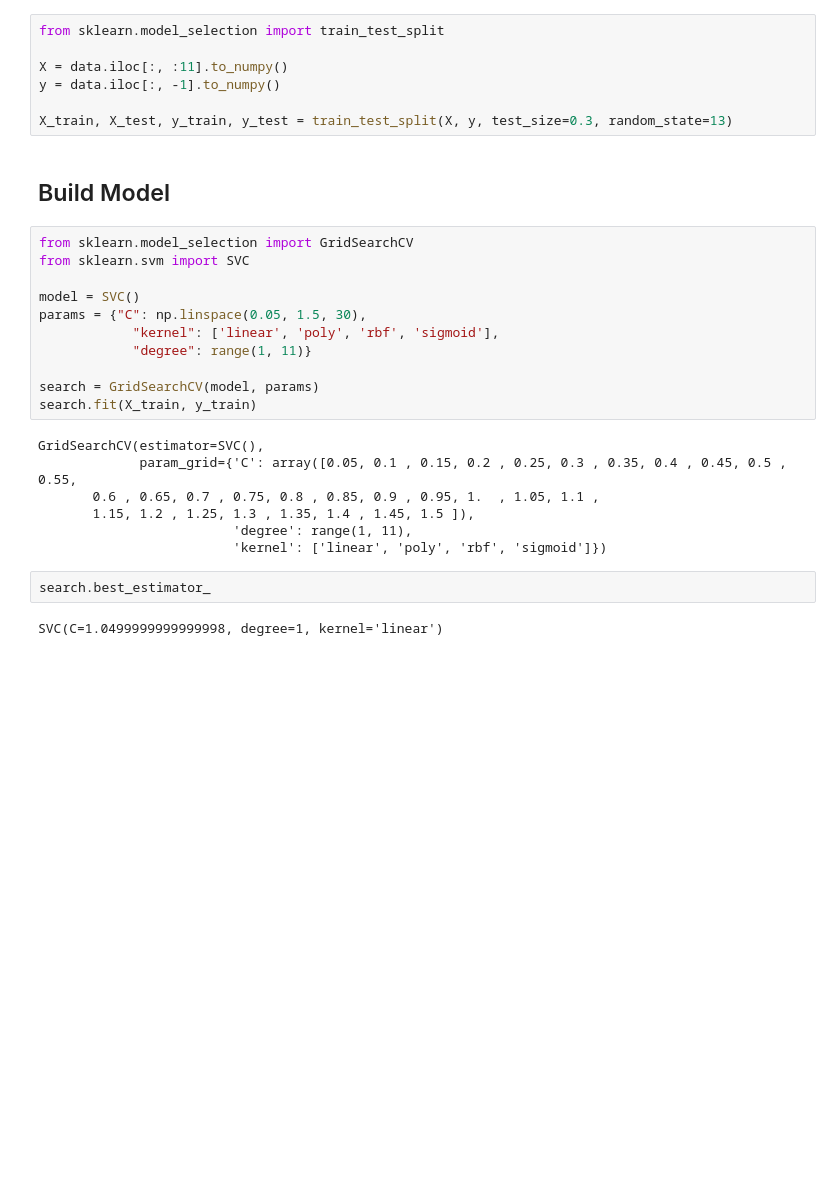
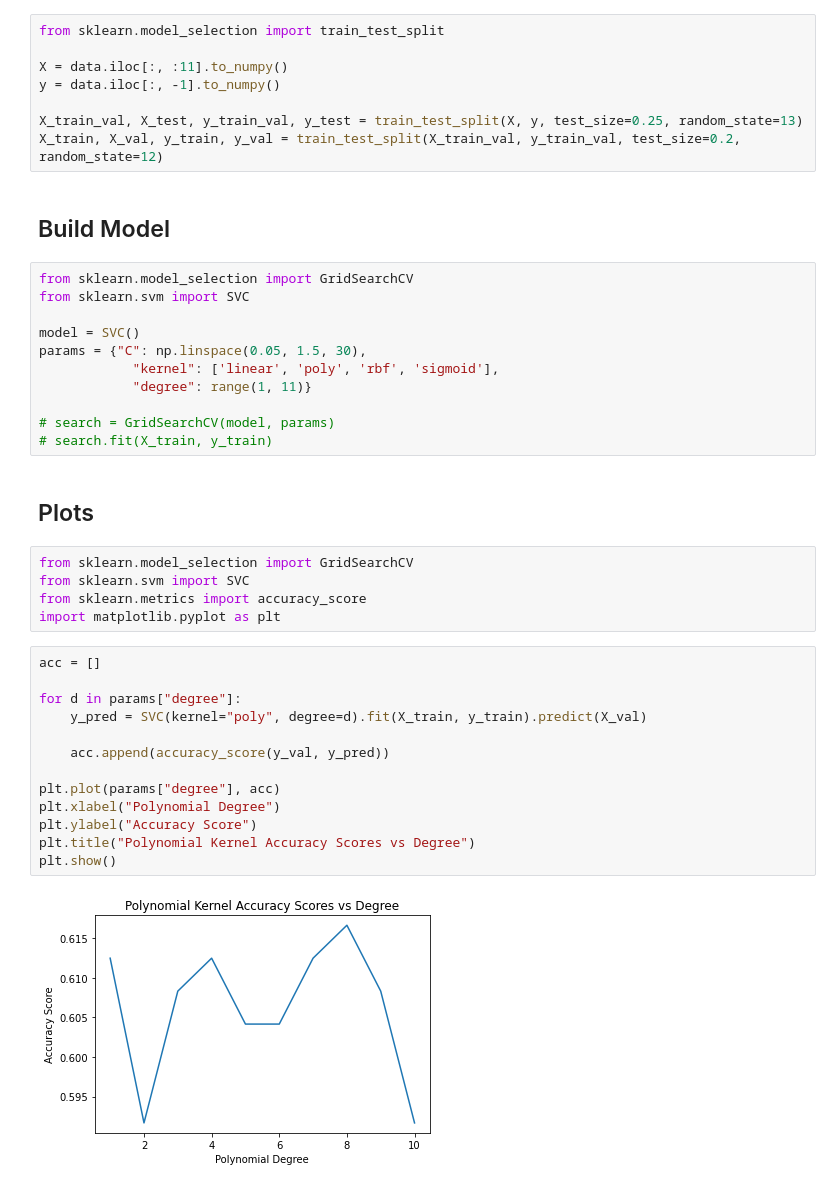
Before and after one commit to arronz99/417project, a Jupyter notebook: svc.ipynb, the cells around one changed output. Drawn from its saved outputs; the diff is of its cells as text; blank space fills up the shorter version.

Commit message:
Updated plots to find best model on validation set

```diff
--- a/svc.ipynb
+++ b/svc.ipynb
@@ -55,7 +55,8 @@ from sklearn.model_selection import train_test_split
 X = data.iloc[:, :11].to_numpy()
 y = data.iloc[:, -1].to_numpy()
 
-X_train, X_test, y_train, y_test = train_test_split(X, y, test_size=0.3, random_state=13)
+X_train_val, X_test, y_train_val, y_test = train_test_split(X, y, test_size=0.25, random_state=13)
+X_train, X_val, y_train, y_val = train_test_split(X_train_val, y_train_val, test_size=0.2, random_state=12)
 # %% [markdown]
 ## Build Model
 # %%
@@ -67,16 +68,27 @@ params = {"C": np.linspace(0.05, 1.5, 30),
             "kernel": ['linear', 'poly', 'rbf', 'sigmoid'],
             "degree": range(1, 11)}
 
-search = GridSearchCV(model, params)
-search.fit(X_train, y_train)
+# search = GridSearchCV(model, params)
+# search.fit(X_train, y_train)
-# %% [output]
-GridSearchCV(estimator=SVC(),
-             param_grid={'C': array([0.05, 0.1 , 0.15, 0.2 , 0.25, 0.3 , 0.35, 0.4 , 0.45, 0.5 , 0.55,
-       0.6 , 0.65, 0.7 , 0.75, 0.8 , 0.85, 0.9 , 0.95, 1.  , 1.05, 1.1 ,
-       1.15, 1.2 , 1.25, 1.3 , 1.35, 1.4 , 1.45, 1.5 ]),
-                         'degree': range(1, 11),
-                         'kernel': ['linear', 'poly', 'rbf', 'sigmoid']})
-# %%
-search.best_estimator_
-# %% [output]
-SVC(C=1.0499999999999998, degree=1, kernel='linear')
+# %% [markdown]
+## Plots
+# %%
+from sklearn.model_selection import GridSearchCV
+from sklearn.svm import SVC
+from sklearn.metrics import accuracy_score
+import matplotlib.pyplot as plt
+# %%
+acc = []
+
+for d in params["degree"]:
+    y_pred = SVC(kernel="poly", degree=d).fit(X_train, y_train).predict(X_val)
+
+    acc.append(accuracy_score(y_val, y_pred))
+
+plt.plot(params["degree"], acc)
+plt.xlabel("Polynomial Degree")
+plt.ylabel("Accuracy Score")
+plt.title("Polynomial Kernel Accuracy Scores vs Degree")
+plt.show()
+# %% [output]
+[figure, added]
```
Also changed, not shown: parts of 2 cells of this notebook, 3 other files.
